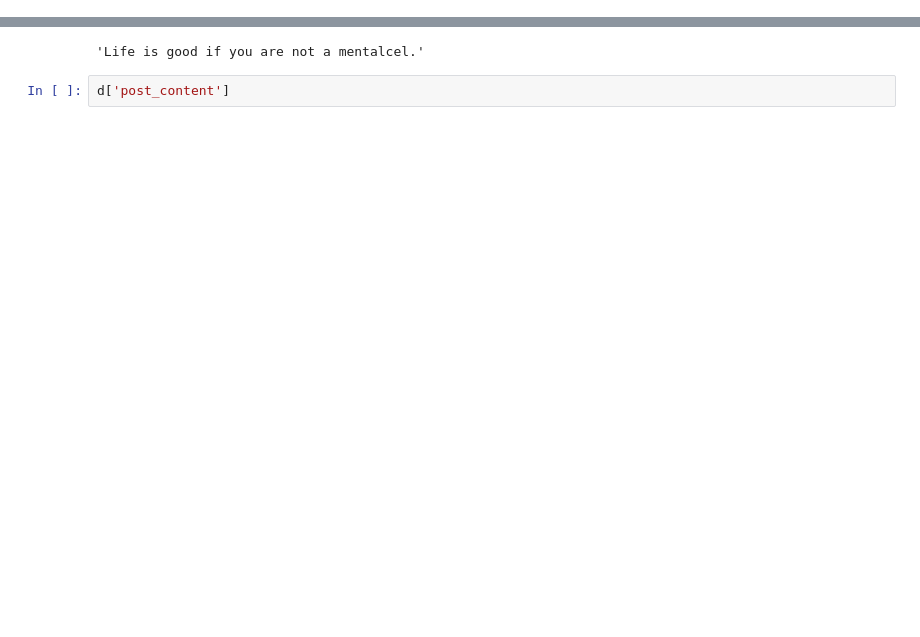
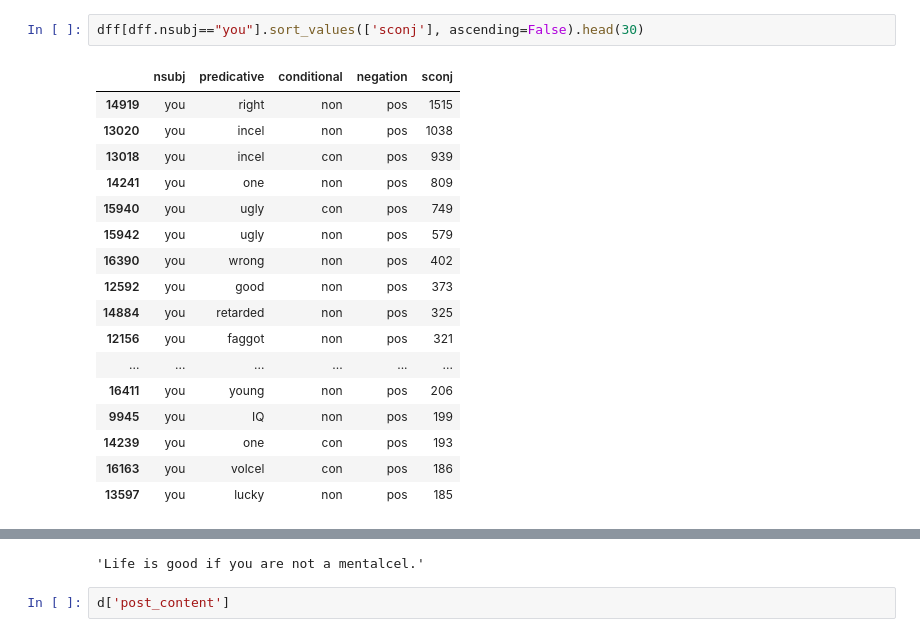
Before and after one commit to dhh23/disc-analysis, a Jupyter notebook: src/jiemakel/filter_i_we_you.ipynb, the cells around one changed output, grey strips where cells are left out. Drawn from its saved outputs; the diff is of its cells as text; blank space fills up the shorter version.

```diff
--- a/src/jiemakel/filter_i_we_you.ipynb
+++ b/src/jiemakel/filter_i_we_you.ipynb
@@ -92,0 +228,20 @@ for token in docs[99010][0]:
+# %%
+dff[dff.nsubj=="you"].sort_values(['sconj'], ascending=False).head(30)
+# %% [output]
+|  | nsubj | predicative | conditional | negation | sconj |
+| 14919 | you | right | non | pos | 1515 |
+| 13020 | you | incel | non | pos | 1038 |
+| 13018 | you | incel | con | pos | 939 |
+| 14241 | you | one | non | pos | 809 |
+| 15940 | you | ugly | con | pos | 749 |
+| 15942 | you | ugly | non | pos | 579 |
+| 16390 | you | wrong | non | pos | 402 |
+| 12592 | you | good | non | pos | 373 |
+| 14884 | you | retarded | non | pos | 325 |
+| 12156 | you | faggot | non | pos | 321 |
+| ... | ... | ... | ... | ... | ... |
+| 16411 | you | young | non | pos | 206 |
+| 9945 | you | IQ | non | pos | 199 |
+| 14239 | you | one | con | pos | 193 |
+| 16163 | you | volcel | con | pos | 186 |
+| 13597 | you | lucky | non | pos | 185 |
```
Also changed, not shown: parts of 19 cells of this notebook, 1 other file.
